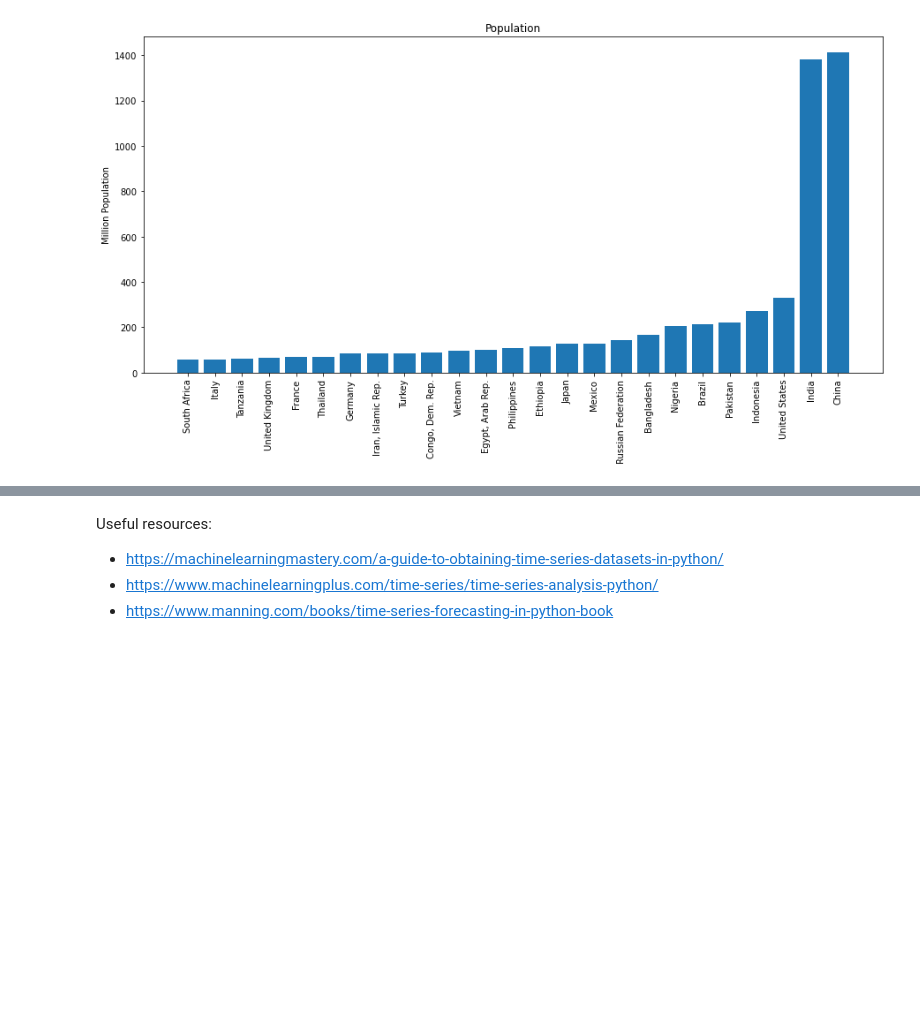
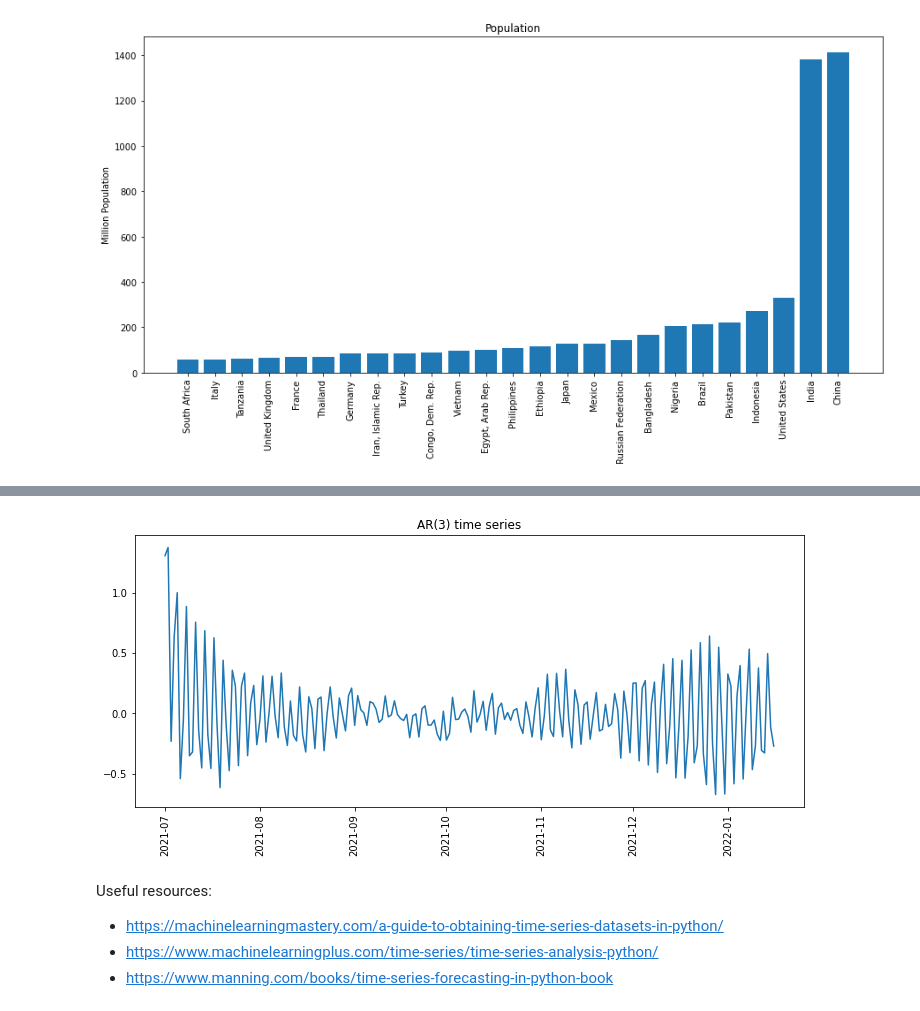
Before and after one commit to nisengweregis/time_series, a Jupyter notebook: time_series_v2.ipynb, the cells around one changed output, grey strips where cells are left out. Cells and saved outputs as stored; diff of their text form; code cells hidden in the pictures; blank space fills up the shorter version.

```diff
--- a/time_series_v2.ipynb
+++ b/time_series_v2.ipynb
@@ -214,3 +368,18 @@ plt.show()
+# %%
+...
+
+# Convert the data into a pandas DataFrame
+synthetic = pd.DataFrame({"AR(3)": ar_data})
+synthetic.index = pd.date_range(start="2021-07-01", periods=len(ar_data), freq="D")
+
+# Plot the time series
+fig = plt.figure(figsize=(12,5))
+plt.plot(synthetic.index, synthetic)
+plt.xticks(rotation=90)
+plt.title("AR(3) time series")
+plt.show()
+# %% [output]
+[figure, added]
 # %% [markdown]
 Useful resources:
 - https://machinelearningmastery.com/a-guide-to-obtaining-time-series-datasets-in-python/
```
Also changed, not shown: parts of 8 cells of this notebook.
